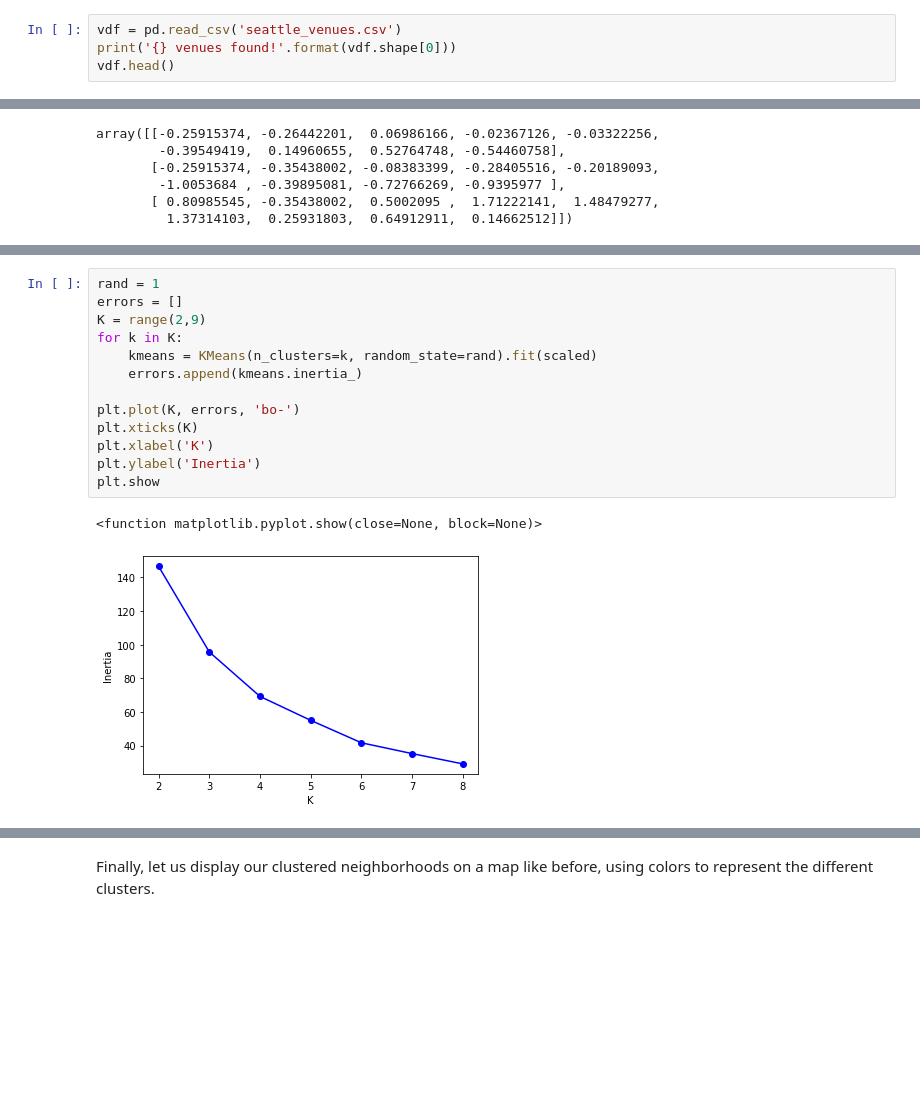
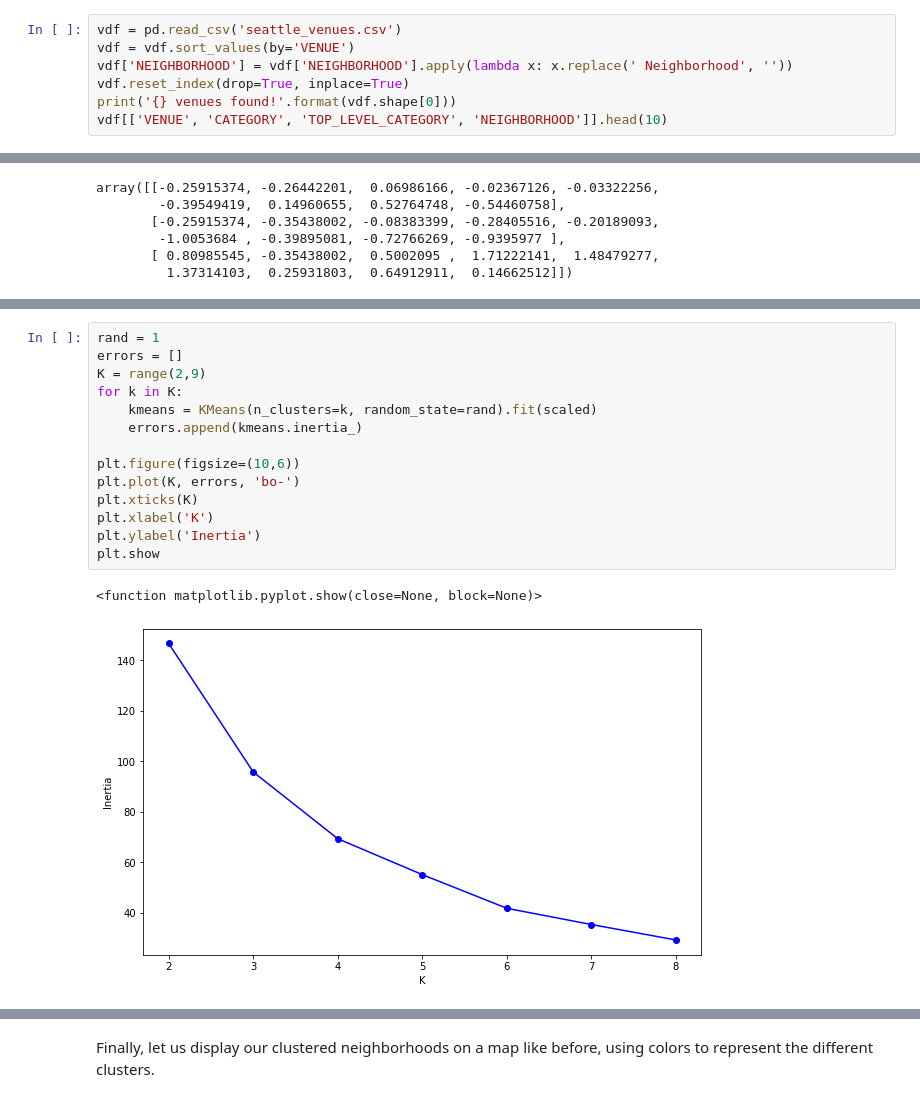
Before and after one commit to CarsonStauffer/IBM_Data_Science_Capstone, a Jupyter notebook: week2.ipynb, the cells around one changed output, grey strips where cells are left out. Drawn from its saved outputs; the diff is of its cells as text; blank space fills up the shorter version.

Commit message:
Add images; improve write up

```diff
--- a/week2.ipynb
+++ b/week2.ipynb
@@ -92,7 +110,10 @@ To get around this, if a request returned 50 venues, I would then perform a subs
 The code to do this was fairly verbose, so we will skip the details. The results were saved to a CSV file.
 # %%
 vdf = pd.read_csv('seattle_venues.csv')
+vdf = vdf.sort_values(by='VENUE')
+vdf['NEIGHBORHOOD'] = vdf['NEIGHBORHOOD'].apply(lambda x: x.replace(' Neighborhood', ''))
+vdf.reset_index(drop=True, inplace=True)
 print('{} venues found!'.format(vdf.shape[0]))
-vdf.head()
+vdf[['VENUE', 'CATEGORY', 'TOP_LEVEL_CATEGORY', 'NEIGHBORHOOD']].head(10)
 # %% [output]
 4598 venues found!
@@ -158,17 +188,18 @@ I have chosen to use the K Means clustering algorithm for this problem. The firs
 # %%
 rand = 1
 errors = []
 K = range(2,9)
 for k in K:
     kmeans = KMeans(n_clusters=k, random_state=rand).fit(scaled)
     errors.append(kmeans.inertia_)
 
+plt.figure(figsize=(10,6))
 plt.plot(K, errors, 'bo-')
 plt.xticks(K)
 plt.xlabel('K')
 plt.ylabel('Inertia')
 plt.show
 # %% [output]
 <function matplotlib.pyplot.show(close=None, block=None)>
-[figure, old version]
+[figure, new version]
 # %% [markdown]
```
Also changed, not shown: parts of 15 cells of this notebook, 11 other files.
